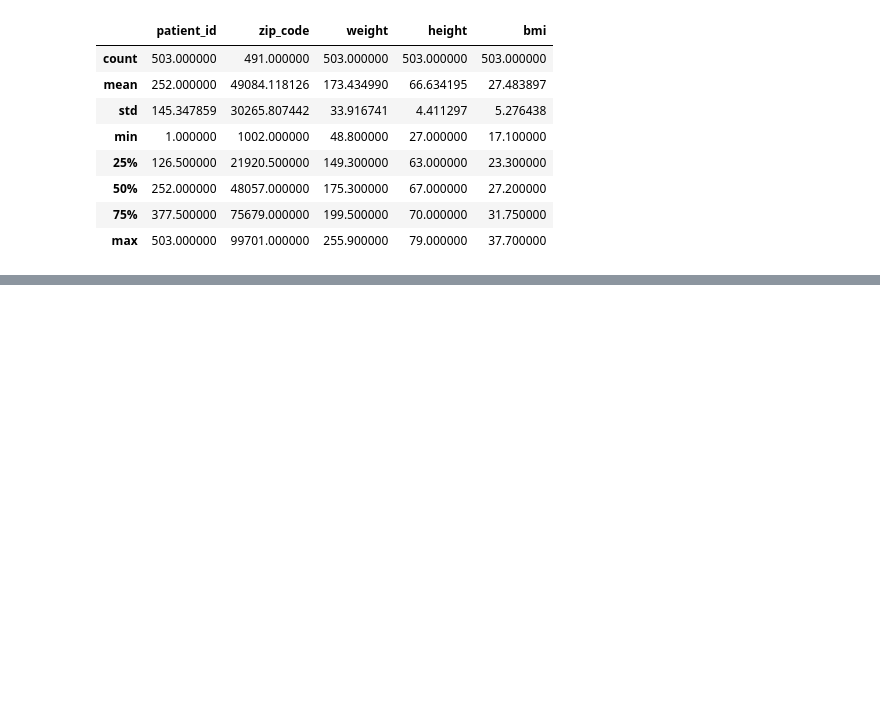
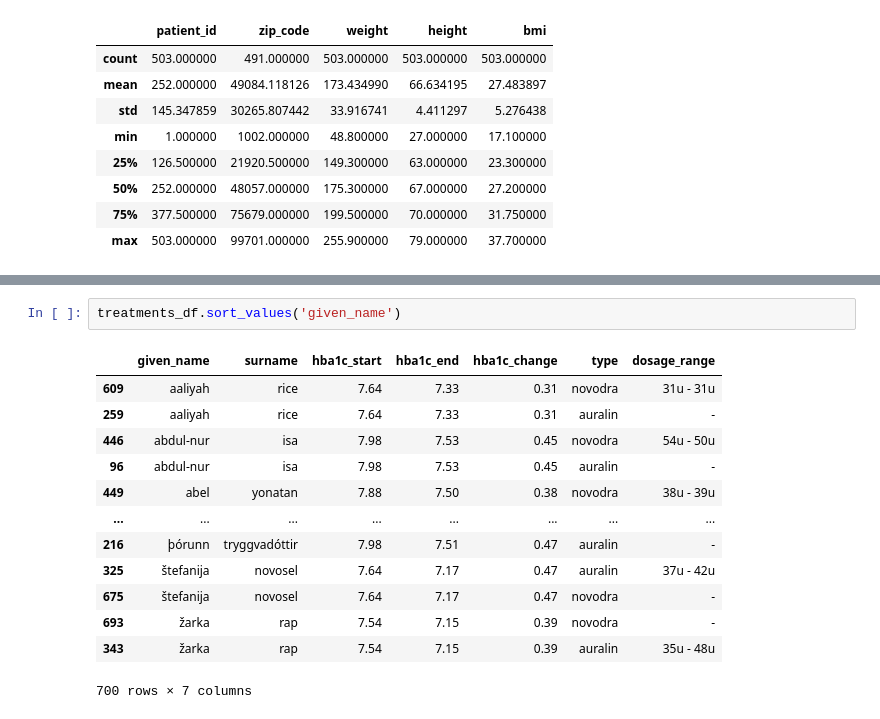
Before and after one commit to akritivishwakarma2007/DE-journey, a Jupyter notebook: Data_accessing_&_data_cleaning.ipynb, the cells around one changed output, grey strips where cells are left out. Drawn from its saved outputs; the diff is of its cells as text; blank space fills up the shorter version.

```diff
--- a/Data_accessing_&_data_cleaning.ipynb
+++ b/Data_accessing_&_data_cleaning.ipynb
@@ -298,0 +525,16 @@ patients.describe()
+# %%
+treatments_df.sort_values('given_name')
+# %% [output]
+|  | given_name | surname | hba1c_start | hba1c_end | hba1c_change | type | dosage_range |
+| 609 | aaliyah | rice | 7.64 | 7.33 | 0.31 | novodra | 31u - 31u |
+| 259 | aaliyah | rice | 7.64 | 7.33 | 0.31 | auralin | - |
+| 446 | abdul-nur | isa | 7.98 | 7.53 | 0.45 | novodra | 54u - 50u |
+| 96 | abdul-nur | isa | 7.98 | 7.53 | 0.45 | auralin | - |
+| 449 | abel | yonatan | 7.88 | 7.50 | 0.38 | novodra | 38u - 39u |
+| ... | ... | ... | ... | ... | ... | ... | ... |
+| 216 | þórunn | tryggvadóttir | 7.98 | 7.51 | 0.47 | auralin | - |
+| 325 | štefanija | novosel | 7.64 | 7.17 | 0.47 | auralin | 37u - 42u |
+| 675 | štefanija | novosel | 7.64 | 7.17 | 0.47 | novodra | - |
+| 693 | žarka | rap | 7.54 | 7.15 | 0.39 | novodra | - |
+| 343 | žarka | rap | 7.54 | 7.15 | 0.39 | auralin | 35u - 48u |
+700 rows × 7 columns
```
Also changed, not shown: parts of 36 cells of this notebook.
